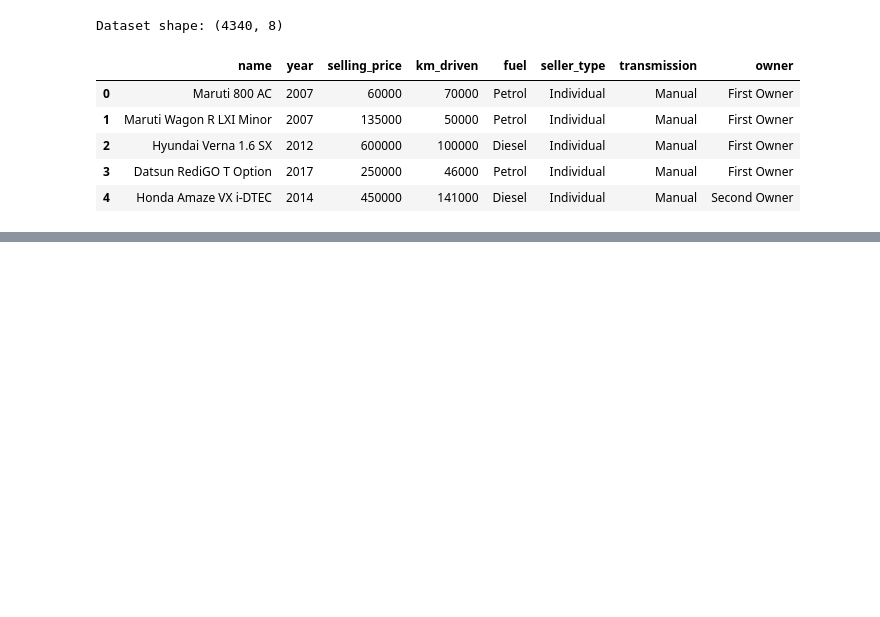
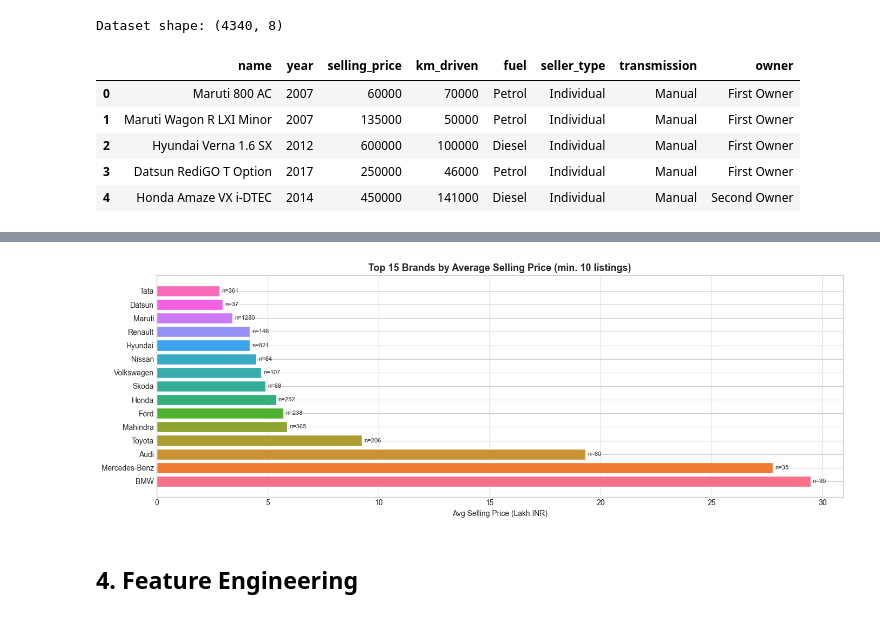
Before and after one commit to Pemula6798/web_app_pricemycar, a Jupyter notebook: evaluasi/evaluasi.ipynb, the cells around one changed output, grey strips where cells are left out. Cells and saved outputs as stored; diff of their text form; code cells hidden in the pictures; blank space fills up the shorter version.

```diff
--- a/evaluasi/evaluasi.ipynb
+++ b/evaluasi/evaluasi.ipynb
@@ -780,0 +147,22 @@ Saved: ordinal_encoder.pkl, brand_freq_map.pkl, feature_columns.pkl
+# %%
+# Top 15 brands by average selling price
+df['brand'] = df['name'].str.split().str[0]
+brand_price = df.groupby('brand')['selling_price'].agg(['mean','count']).reset_index()
+brand_price = brand_price[brand_price['count'] >= 10].sort_values('mean', ascending=False).head(15)
+
+fig, ax = plt.subplots(figsize=(14, 5))
+bars = ax.barh(brand_price['brand'], brand_price['mean'] / 1e5,
+               color=sns.color_palette('husl', 15), edgecolor='white')
+ax.set_xlabel('Avg Selling Price (Lakh INR)')
+ax.set_title('Top 15 Brands by Average Selling Price (min. 10 listings)', fontsize=13, fontweight='bold')
+for bar, count in zip(bars, brand_price['count']):
+    ax.text(bar.get_width() + 0.1, bar.get_y() + bar.get_height()/2,
+            f'n={count}', va='center', fontsize=8)
+plt.tight_layout()
+plt.savefig('eda_brand_price.png', dpi=150, bbox_inches='tight')
+plt.show()
+df.drop(columns=['brand'], inplace=True)
+# %% [output]
+[figure, added]
+# %% [markdown]
+## 4. Feature Engineering
```
Also changed, not shown: parts of 91 cells of this notebook, 1 other file.
